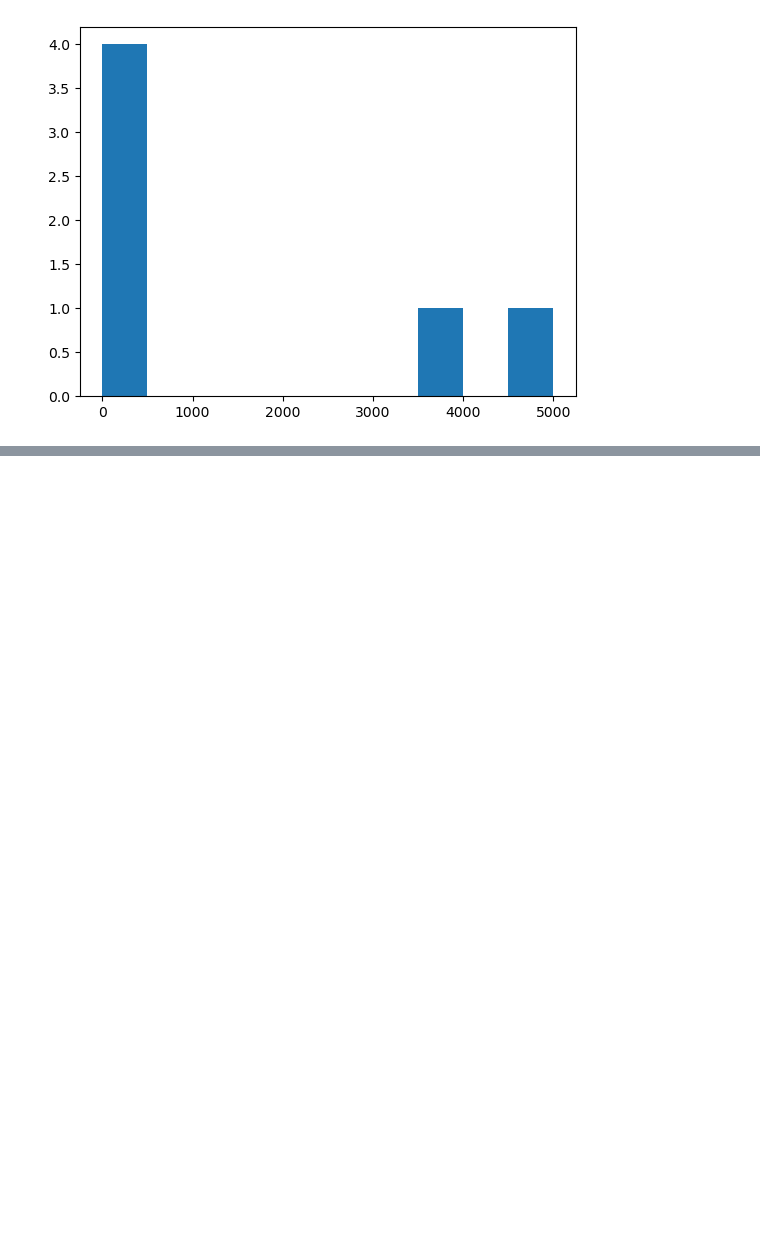
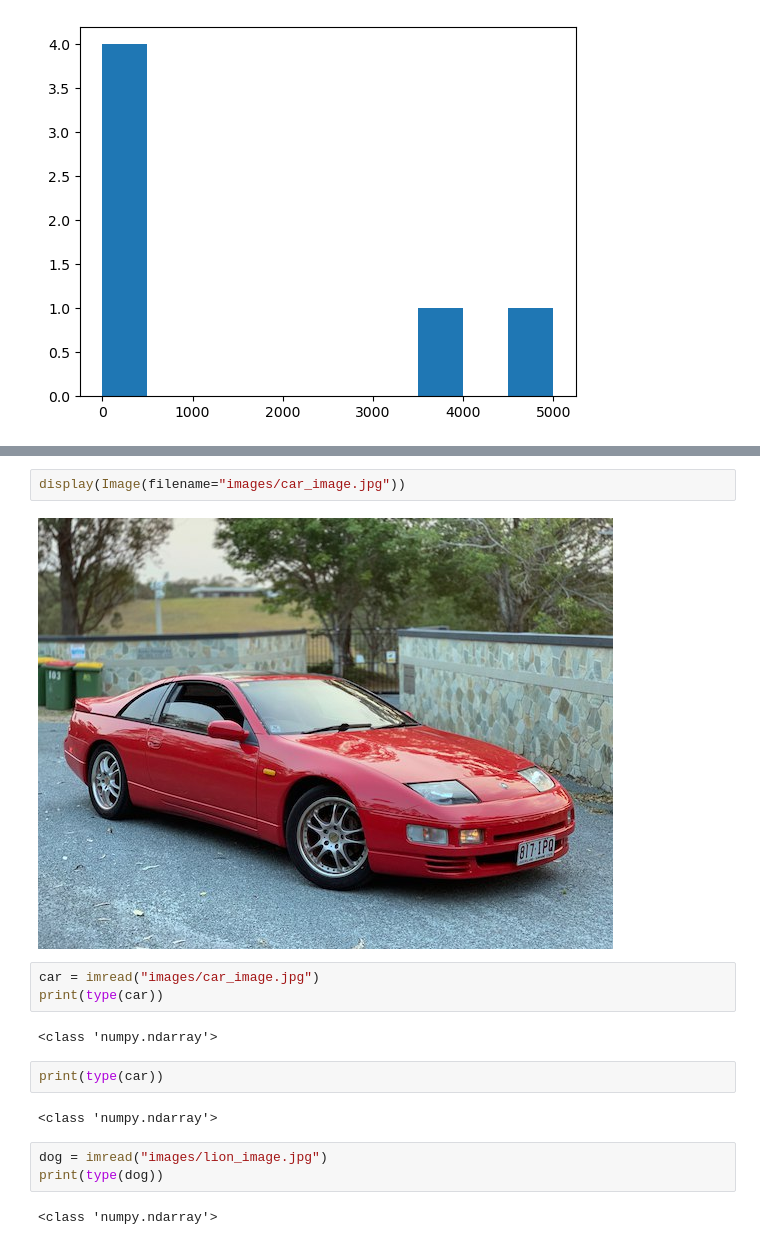
Before and after one commit to LivingstonTardzenyuy/Data-Science-Machine-Learning, a Jupyter notebook: pandas_numpy/introduction-to-numpy.ipynb, the cells around one changed output, grey strips where cells are left out. Saved outputs shown, nothing was run; the diff lists cells and outputs as text; blank space fills up the shorter version.

```diff
--- a/pandas_numpy/introduction-to-numpy.ipynb
+++ b/pandas_numpy/introduction-to-numpy.ipynb
@@ -293,0 +522,18 @@ plt.show()
+# %%
+display(Image(filename="images/car_image.jpg"))
+# %% [output]
+[figure, added]
+# %%
+car = imread("images/car_image.jpg")
+print(type(car))
+# %% [output]
+<class 'numpy.ndarray'>
+# %%
+print(type(car))
+# %% [output]
+<class 'numpy.ndarray'>
+# %%
+dog = imread("images/lion_image.jpg")
+print(type(dog))
+# %% [output]
+<class 'numpy.ndarray'>
```
Also changed, not shown: parts of 45 cells of this notebook, 3 other files.
